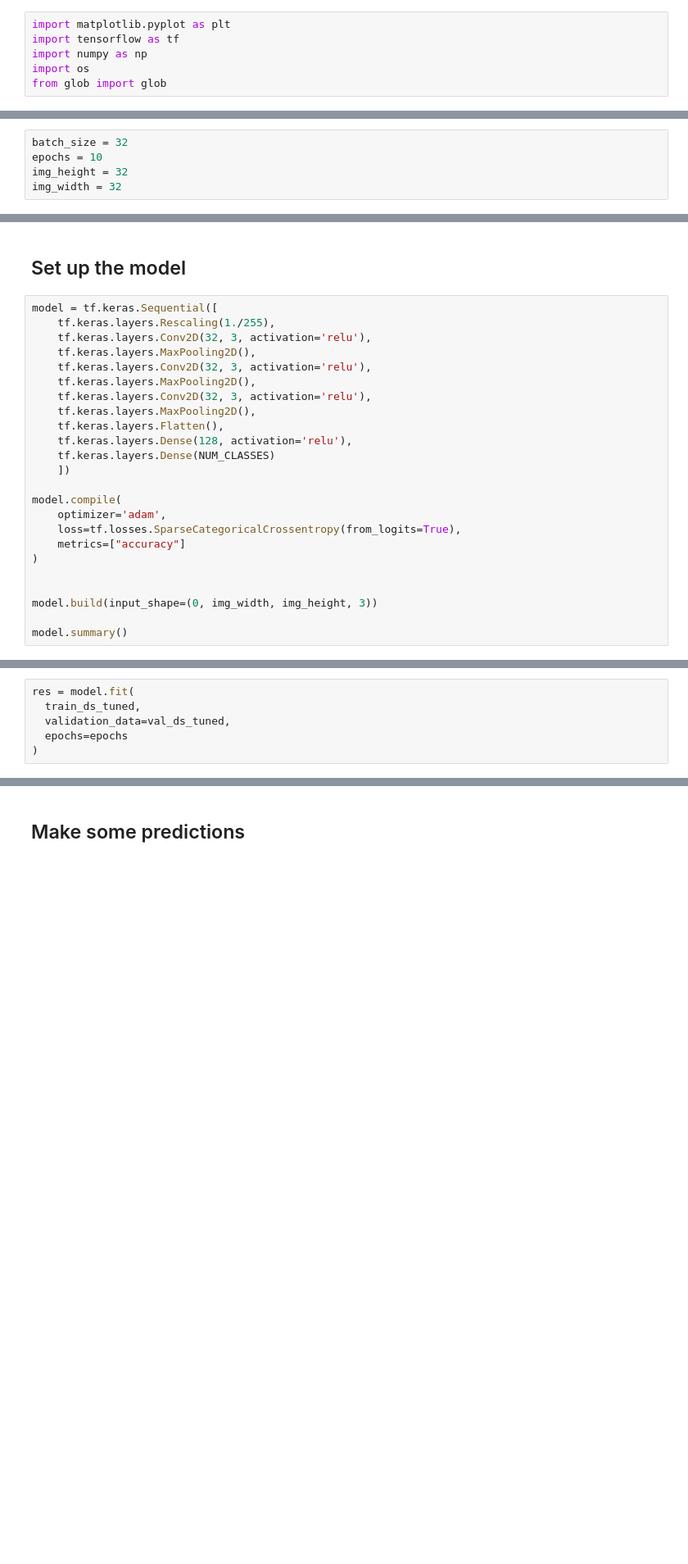
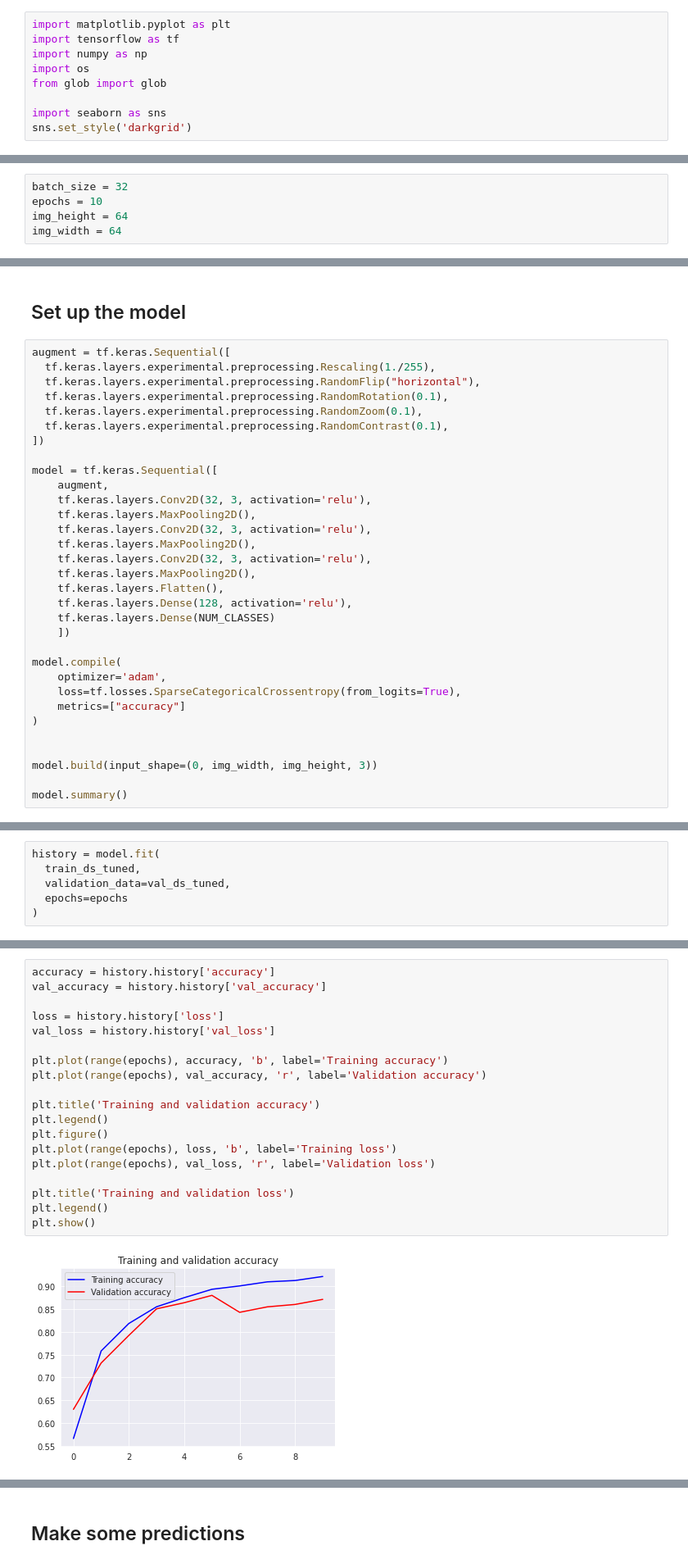
Before and after one commit to UncleSamulus/blood-cells-classifier, a Jupyter notebook: bloodcellclassifier.ipynb, the cells around one changed output, grey strips where cells are left out. Shown at 82% size. Drawn from its saved outputs; the diff is of its cells as text; blank space fills up the shorter version.

```diff
--- a/bloodcellclassifier.ipynb
+++ b/bloodcellclassifier.ipynb
@@ -6,6 +8,9 @@ import tensorflow as tf
 import numpy as np
 import os
 from glob import glob
+
+import seaborn as sns
+sns.set_style('darkgrid')
 # %% [markdown]
 ## Load and explore dataset
 # %%
@@ -15,8 +20,8 @@ NUM_CLASSES = len(CLASS_NAMES)
 # %%
 batch_size = 32
 epochs = 10
-img_height = 32
-img_width = 32
+img_height = 64
+img_width = 64
 # %%
 # Import image dataset
 train_ds = tf.keras.utils.image_dataset_from_directory(
@@ -61,8 +65,16 @@ for images, labels in train_ds.take(1):
 # %% [markdown]
 ## Set up the model
 # %%
+augment = tf.keras.Sequential([
+  tf.keras.layers.experimental.preprocessing.Rescaling(1./255),
+  tf.keras.layers.experimental.preprocessing.RandomFlip("horizontal"),
+  tf.keras.layers.experimental.preprocessing.RandomRotation(0.1),
+  tf.keras.layers.experimental.preprocessing.RandomZoom(0.1),
+  tf.keras.layers.experimental.preprocessing.RandomContrast(0.1),
+])
+
 model = tf.keras.Sequential([
-    tf.keras.layers.Rescaling(1./255),
+    augment,
     tf.keras.layers.Conv2D(32, 3, activation='relu'),
     tf.keras.layers.MaxPooling2D(),
     tf.keras.layers.Conv2D(32, 3, activation='relu'),
@@ -103,7 +115,7 @@ Trainable params: 36,936
 Non-trainable params: 0
 _________________________________________________________________
 # %%
-res = model.fit(
+history = model.fit(
   train_ds_tuned,
   validation_data=val_ds_tuned,
   epochs=epochs
@@ -148,0 +144,21 @@ plt.show()
+# %%
+accuracy = history.history['accuracy']
+val_accuracy = history.history['val_accuracy']
+
+loss = history.history['loss']
+val_loss = history.history['val_loss']
+
+plt.plot(range(epochs), accuracy, 'b', label='Training accuracy')
+plt.plot(range(epochs), val_accuracy, 'r', label='Validation accuracy')
+
+plt.title('Training and validation accuracy')
+plt.legend()
+plt.figure()
+plt.plot(range(epochs), loss, 'b', label='Training loss')
+plt.plot(range(epochs), val_loss, 'r', label='Validation loss')
+
+plt.title('Training and validation loss')
+plt.legend()
+plt.show()
+# %% [output]
+[figure, added]
```
Also changed, not shown: parts of 10 cells of this notebook.
